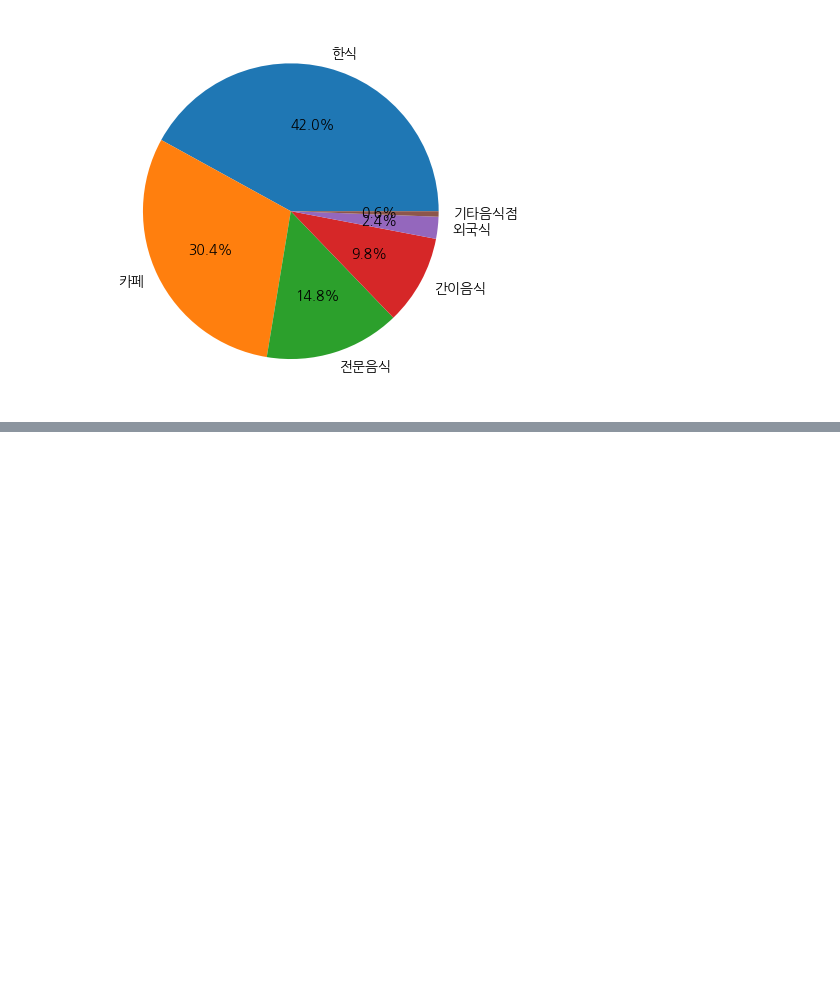
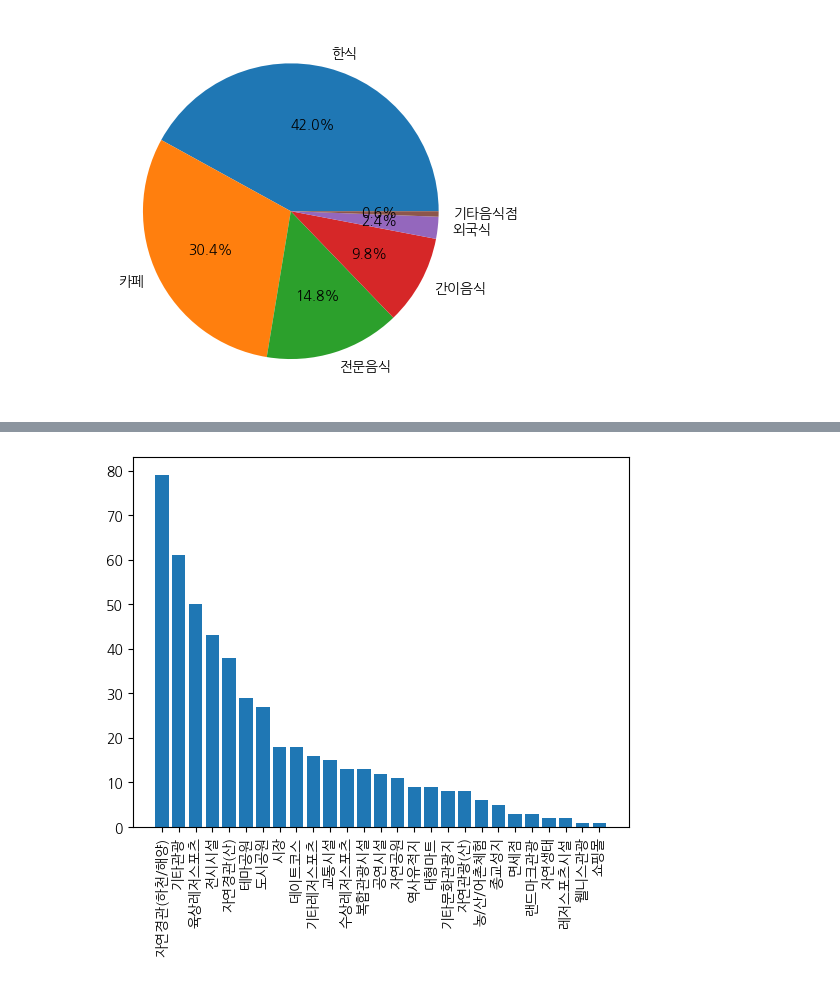
Before and after one commit to kyurie44/DA_school, a Jupyter notebook: EDA.ipynb, the cells around one changed output, grey strips where cells are left out. Drawn from its saved outputs; the diff is of its cells as text; code cells hidden in the pictures; blank space fills up the shorter version.

```diff
--- a/EDA.ipynb
+++ b/EDA.ipynb
@@ -1127,0 +1272,4 @@ plt.show()
+# %%
+## 소분류 카테고리로 나눠보기
+low_cat = place['소분류 카테고리'].value_counts()
+low_cat
@@ -1127,0 +1294,7 @@ plt.show()
+# %%
+#마찬가지로 Barchart
+plt.bar(low_cat.index, low_cat)
+plt.xticks(rotation=90)             ##글자 가로로 겹칠때
+plt.show()
+# %% [output]
+[figure, added]
```
Also changed, not shown: parts of 156 cells of this notebook, 2 other files.
